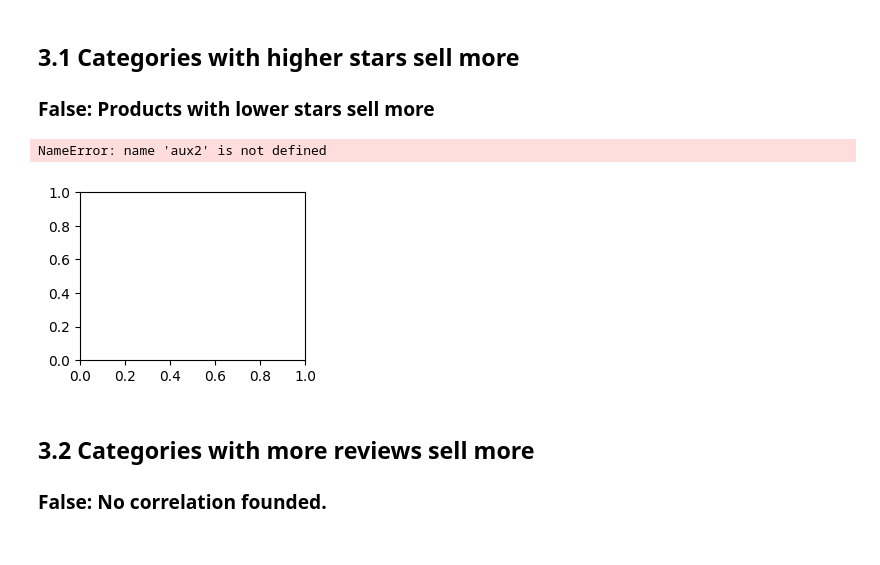
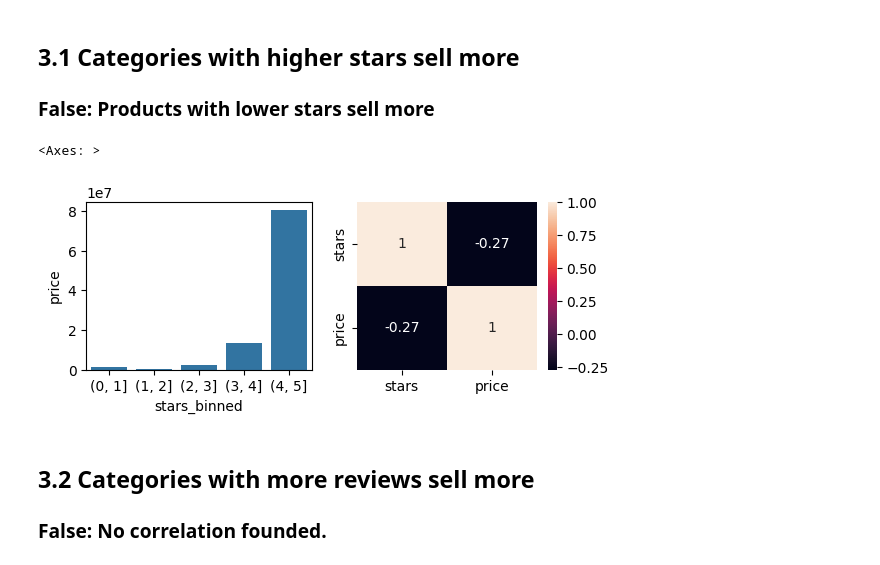
Before and after one commit to thalesluizbraga/project_amazon_eda, a Jupyter notebook: amazon_eda.ipynb, the cells around one changed output. Drawn from its saved outputs; the diff is of its cells as text; code cells hidden in the pictures.

```diff
--- a/amazon_eda.ipynb
+++ b/amazon_eda.ipynb
@@ -140,21 +140,20 @@ df2 = df1.copy()
 # %%
 # Group by
 plt.subplot(2,2,1) # Duas colunas, duas linhas, posiçao um da esquerda pra direita
-aux1 = df2[['price', 'stars']].groupby('price').sum().reset_index()
-
-# Bins
 bins = list(np.arange(0,6,1))
-aux2['stars_binned'] = pd.cut(aux1['stars'], bins=bins)
+df2['stars_binned'] = pd.cut(df2['stars'], bins=bins)
+aux1 = df2[['price', 'stars_binned']].groupby('stars_binned').sum().reset_index()
 
 # Plot
-sns.barplot(x='stars_binned', y='price', data=aux2)
+sns.barplot(x='stars_binned', y='price', data=aux1)
 
 # Heatmap
 plt.subplot(2,2,2)
-sns.heatmap( aux1.corr( method='pearson' ), annot=True )
+aux2 = df2[['price', 'stars']].groupby('stars').sum().reset_index()
+sns.heatmap( aux2.corr( method='pearson' ), annot=True )
 # %% [output]
-NameError: name 'aux2' is not defined
+<Axes: >
-[figure, old version]
+[figure, new version]
 # %% [markdown]
 ## 3.2 Categories with more reviews sell more
 
```
